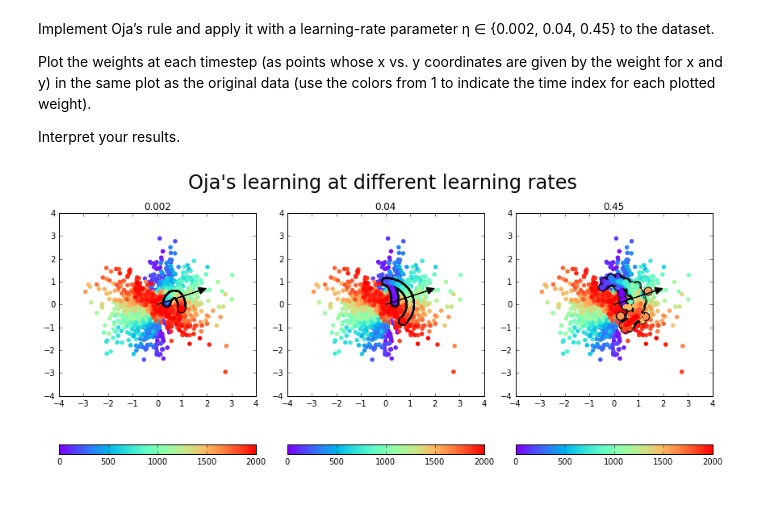
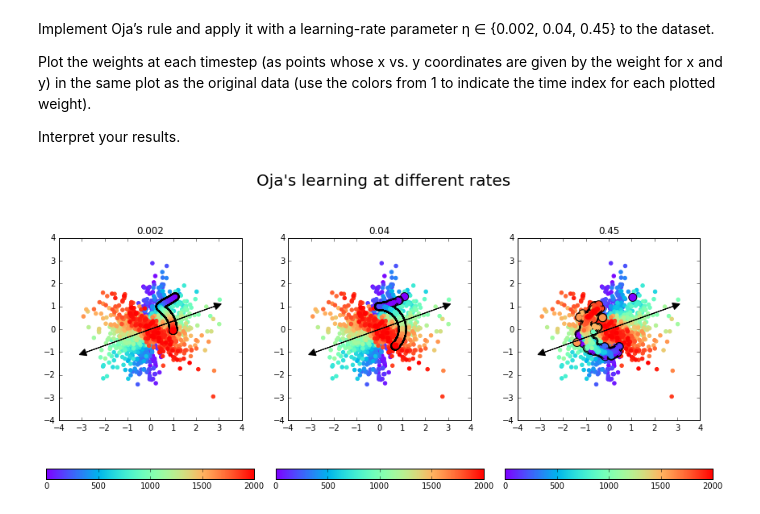
Before and after one commit to danijar/course-machine-intelligence-2, a Jupyter notebook: EX3/Exercise3.ipynb, the cells around one changed output. Cells and saved outputs as stored; diff of their text form; code cells hidden in the pictures.

Commit message:
Style oja learning plot

```diff
--- a/EX3/Exercise3.ipynb
+++ b/EX3/Exercise3.ipynb
@@ -87,19 +87,24 @@ compress(other, pcs, other_grid, size)
 data = pd.read_csv('data-onlinePCA.txt', index_col=0).as_matrix()
 
 def create_time_scatter(steps, ncols, title):
-    fig, ax = plt.subplots(nrows=2, ncols=ncols, figsize=(12, 6))
-    fig.suptitle(title, fontsize=24, y=1.08)
+    fig, ax = plt.subplots(nrows=2, ncols=ncols, figsize=(12, 18 / ncols))
+    fig.suptitle(title, fontsize=20, y=1.15)
     timesteps = np.linspace(0, 1, steps)
     for col in range(ncols):
         ax[1, col].imshow(np.vstack((timesteps, timesteps)), cmap=plt.cm.rainbow, aspect=50)
         ax[1, col].axes.get_yaxis().set_ticks([])
+    for x in ax[0]:
+        x.set_aspect('equal', 'box')
     fig.tight_layout();
     return ax[0]
 
-def plot_pca_arrow(ax, data):
+def plot_pca_arrow(ax, data, length=3.0, **kwargs):
     pcs, _ = compute_pcs(data)
-    pc = pcs[0] * 1.8
-    ax.arrow(0, 0, pc[0], pc[1], head_width=0.3, head_length=0.3, fc='k', ec='k')
+    pc = pcs[0] * length
+    options = dict(head_width=0.3, head_length=0.3, fc='k', ec='k')
+    options.update(kwargs)
+    ax.arrow(0, 0, pc[0], pc[1], **options)
+    ax.arrow(0, 0, -pc[0], -pc[1], **options)
 
 def plot_series(ax, data, **kwargs):
     timesteps = np.linspace(0, 1, len(data))
@@ -117,22 +122,25 @@ Interpret your results.
 # %%
 learning_rates = [0.002, 0.04, 0.45]
 
 def ojas_rule(data, initial_w, learning_rate):
     w = initial_w.copy()
     for x in data:
         y = np.dot(w.T, x)
         w += learning_rate * y * (x - y * w)
         yield w.copy()
 
-ax = create_time_scatter(len(data), 3, "Oja's learning at different learning rates")
-initial_w = np.random.random(2)
+ax = create_time_scatter(len(data), len(learning_rates), "Oja's learning at different rates")
+initial_w = 2.0 * np.random.RandomState(0).rand(2)
+# Normalize initial weights to skip initial learning phase. But it's kind of interesting so we
+# have this commented out.
+# initial_w /= np.linalg.norm(initial_w)
 for index, learning_rate in enumerate(learning_rates):
     weights = np.array(list(ojas_rule(data, initial_w, learning_rate)))
     ax[index].set_title(learning_rate)
     plot_series(ax[index], data)
     plot_series(ax[index], weights, edgecolor='k', s=100)
     plot_series(ax[index], weights)
     plot_pca_arrow(ax[index], data)
 plt.show()
 # %% [output]
-[figure, old version]
+[figure, new version]
```
